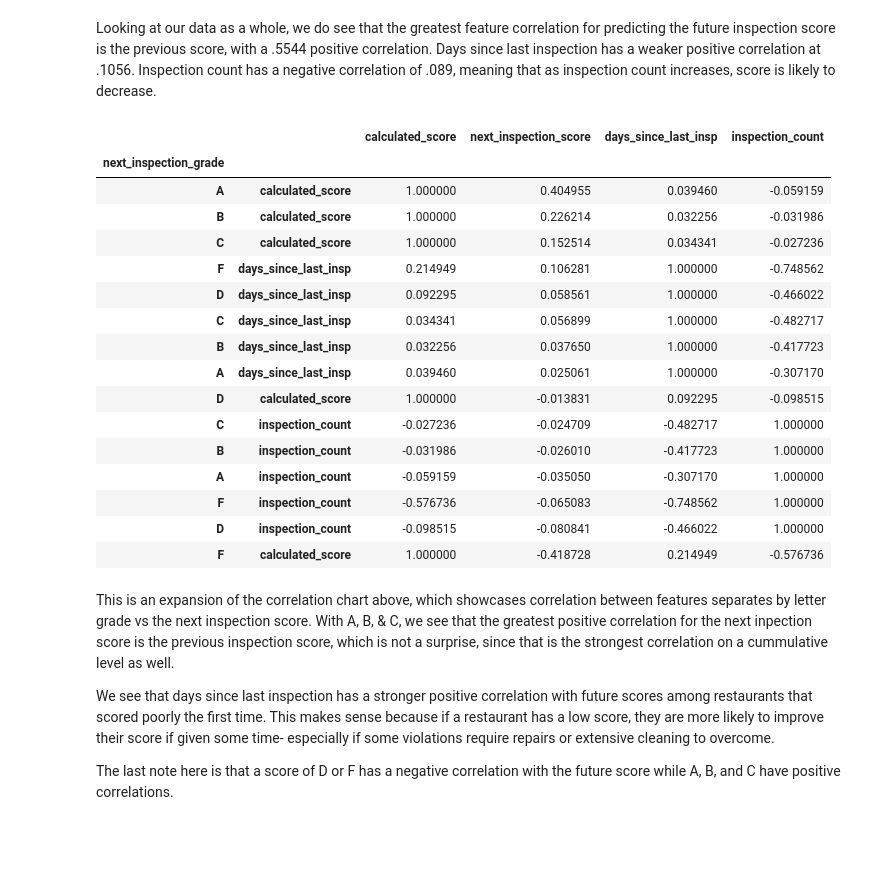
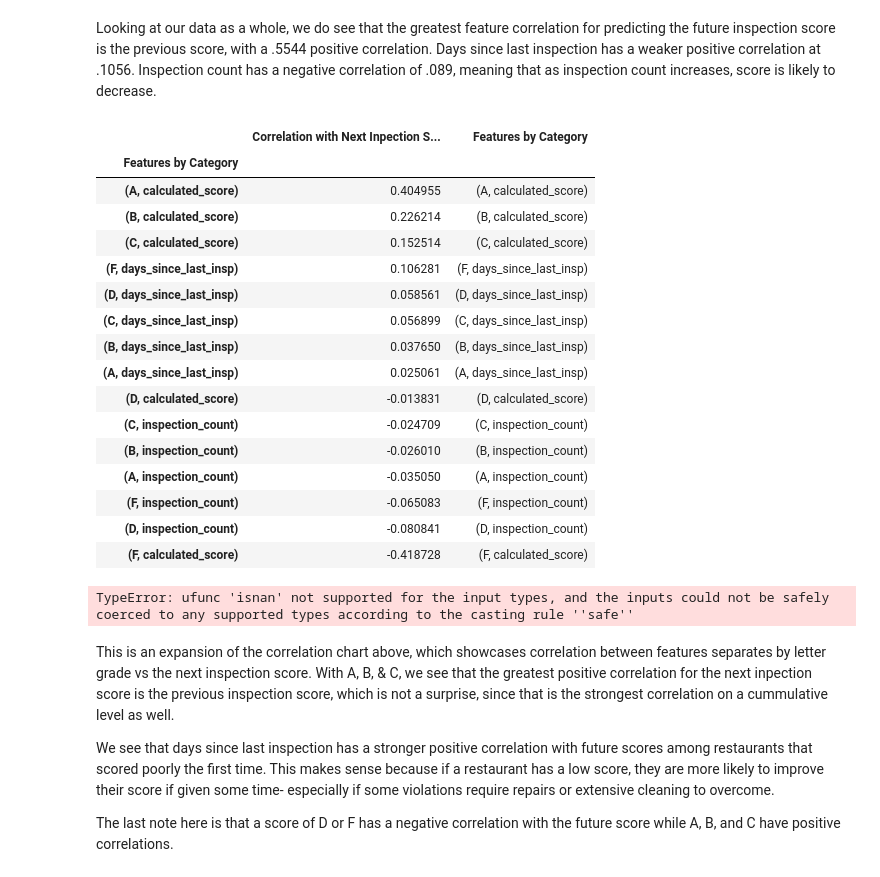
Before and after one commit to BLGreenspan/Capstone, a Jupyter notebook: Capstone Code.ipynb, the cells around one changed output. Saved outputs shown, nothing was run; the diff lists cells and outputs as text; code cells hidden in the pictures; blank space fills up the shorter version.

Commit message:
corr heatmap added

```diff
--- a/Capstone Code.ipynb
+++ b/Capstone Code.ipynb
@@ -337,25 +337,42 @@ df.corr().sort_values(by= 'next_inspection_score', ascending= False)
 # %% [markdown]
 Looking at our data as a whole, we do see that the greatest feature correlation for predicting the future inspection score is the previous score, with a .5544 positive correlation.  Days since last inspection has a weaker positive correlation at .1056.  Inspection count has a negative correlation of .089, meaning that as inspection count increases, score is likely to decrease.
 # %%
-df.groupby(df['next_inspection_grade']).corr().sort_values(by= 'next_inspection_score', ascending= False)[5:]
+corr_df = pd.DataFrame(df.groupby(df['next_inspection_grade']).corr().sort_values(by= 'next_inspection_score', ascending= False)[5:]['next_inspection_score'])
-# %% [output]
-|  |  | calculated_score | next_inspection_score | days_since_last_insp | inspection_count |
-| next_inspection_grade |  |  |  |  |  |
-| A | calculated_score | 1.000000 | 0.404955 | 0.039460 | -0.059159 |
-| B | calculated_score | 1.000000 | 0.226214 | 0.032256 | -0.031986 |
-| C | calculated_score | 1.000000 | 0.152514 | 0.034341 | -0.027236 |
-| F | days_since_last_insp | 0.214949 | 0.106281 | 1.000000 | -0.748562 |
-| D | days_since_last_insp | 0.092295 | 0.058561 | 1.000000 | -0.466022 |
-| C | days_since_last_insp | 0.034341 | 0.056899 | 1.000000 | -0.482717 |
-| B | days_since_last_insp | 0.032256 | 0.037650 | 1.000000 | -0.417723 |
-| A | days_since_last_insp | 0.039460 | 0.025061 | 1.000000 | -0.307170 |
-| D | calculated_score | 1.000000 | -0.013831 | 0.092295 | -0.098515 |
-| C | inspection_count | -0.027236 | -0.024709 | -0.482717 | 1.000000 |
-| B | inspection_count | -0.031986 | -0.026010 | -0.417723 | 1.000000 |
-| A | inspection_count | -0.059159 | -0.035050 | -0.307170 | 1.000000 |
-| F | inspection_count | -0.576736 | -0.065083 | -0.748562 | 1.000000 |
-| D | inspection_count | -0.098515 | -0.080841 | -0.466022 | 1.000000 |
-| F | calculated_score | 1.000000 | -0.418728 | 0.214949 | -0.576736 |
+# %%
+corr_df.rename(columns = {'next_inspection_score' : 'Correlation with Next Inpection Score'},
+               inplace = True)
+# %%
+corr_df.rename_axis(index = {'next_inspection_grade': 'Features by Category'},
+                   inplace = True)
+# %%
+corr_df['Features by Category'] = corr_df.index
+# %%
+corr_df.index = corr_df['Features by Category']
+# %%
+corr_df.drop(columns= 'Features by Category')
+# %% [output]
+|  | Correlation with Next Inpection S... | Features by Category |
+| Features by Category |  |  |
+| (A, calculated_score) | 0.404955 | (A, calculated_score) |
+| (B, calculated_score) | 0.226214 | (B, calculated_score) |
+| (C, calculated_score) | 0.152514 | (C, calculated_score) |
+| (F, days_since_last_insp) | 0.106281 | (F, days_since_last_insp) |
+| (D, days_since_last_insp) | 0.058561 | (D, days_since_last_insp) |
+| (C, days_since_last_insp) | 0.056899 | (C, days_since_last_insp) |
+| (B, days_since_last_insp) | 0.037650 | (B, days_since_last_insp) |
+| (A, days_since_last_insp) | 0.025061 | (A, days_since_last_insp) |
+| (D, calculated_score) | -0.013831 | (D, calculated_score) |
+| (C, inspection_count) | -0.024709 | (C, inspection_count) |
+| (B, inspection_count) | -0.026010 | (B, inspection_count) |
+| (A, inspection_count) | -0.035050 | (A, inspection_count) |
+| (F, inspection_count) | -0.065083 | (F, inspection_count) |
+| (D, inspection_count) | -0.080841 | (D, inspection_count) |
+| (F, calculated_score) | -0.418728 | (F, calculated_score) |
+# %%
+sns.heatmap(corr_df[], cmap = 'winter', annot= True)
+ax.ylabel
+# %% [output]
+TypeError: ufunc 'isnan' not supported for the input types, and the inputs could not be safely coerced to any supported types according to the casting rule ''safe''
 # %% [markdown]
 This is an expansion of the correlation chart above, which showcases correlation between features separates by letter grade vs the next inspection score.  With A, B, & C, we see that the greatest positive correlation for the next inpection score is the previous inspection score, which is not a surprise, since that is the strongest correlation on a cummulative level as well.
 
```
Also changed, not shown: parts of 14 cells of this notebook.
